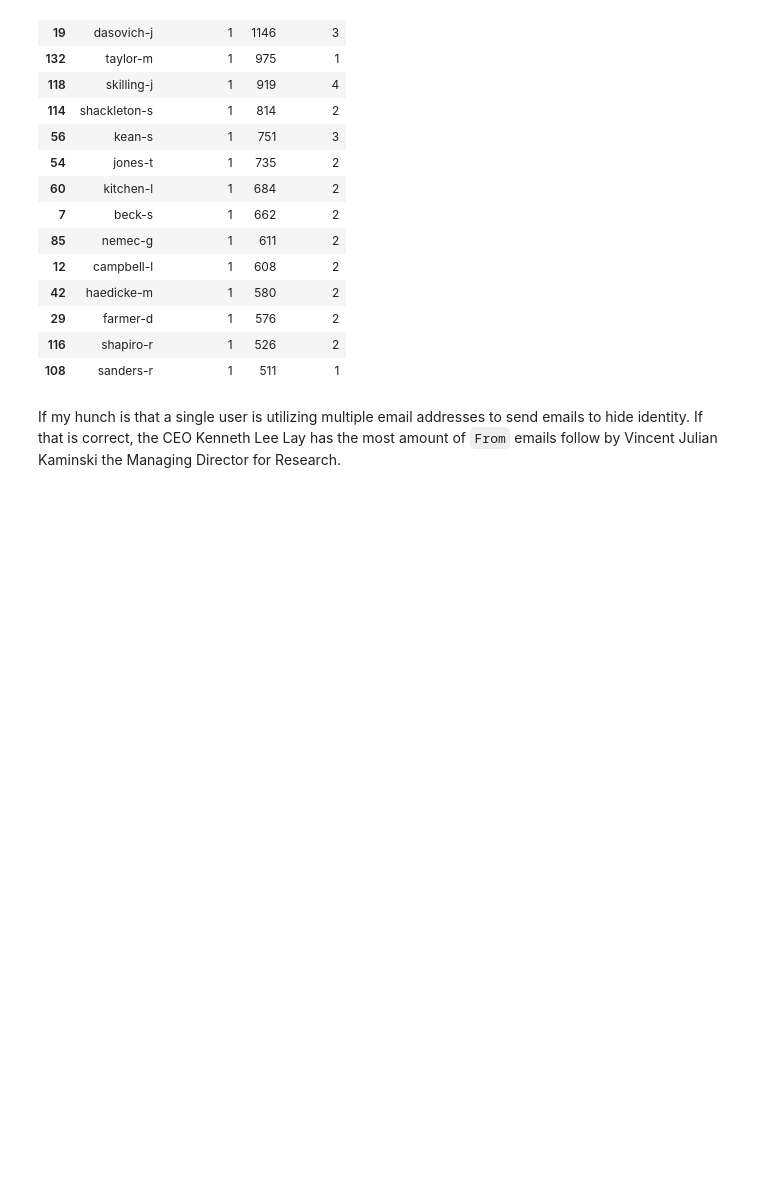
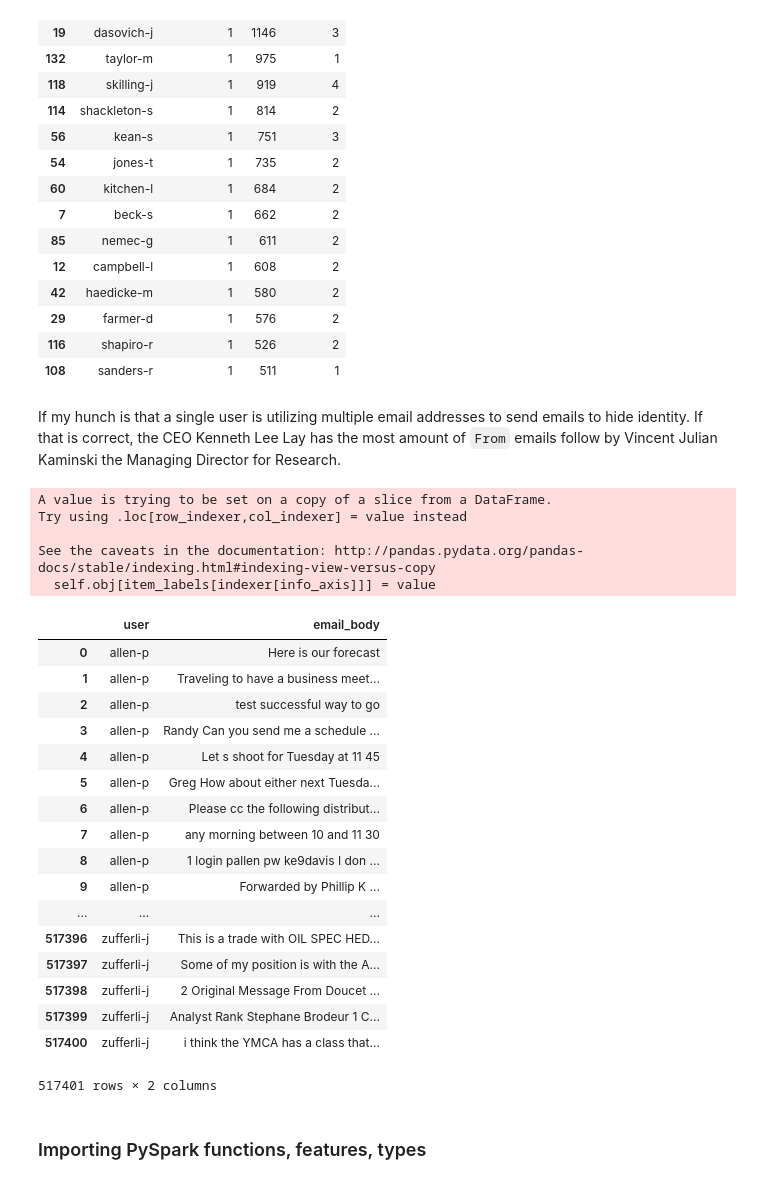
Before and after one commit to ural23/enron, a Jupyter notebook: Enron_Dataset_Analysis.ipynb, the cells around one changed output. Drawn from its saved outputs; the diff is of its cells as text; code cells hidden in the pictures; blank space fills up the shorter version.

```diff
--- a/Enron_Dataset_Analysis.ipynb
+++ b/Enron_Dataset_Analysis.ipynb
@@ -234,3 +235,31 @@ user_with_most_from_emails.sort_values('From', ascending=False)
 | 108 | sanders-r | 1 | 511 | 1 |
 # %% [markdown]
 If my hunch is that a single user is utilizing multiple email addresses to send emails to hide identity. If that is correct, the CEO Kenneth Lee Lay has the most amount of `From` emails follow by Vincent Julian Kaminski the Managing Director for Research.
+# %%
+df2 = df[['user', 'email_body']]
+df2.loc[:, 'email_body'] = df2.loc[:, 'email_body'].str.replace('\W', ' ')
+df2
+# %% [output]
+A value is trying to be set on a copy of a slice from a DataFrame.
+Try using .loc[row_indexer,col_indexer] = value instead
+
+See the caveats in the documentation: http://pandas.pydata.org/pandas-docs/stable/indexing.html#indexing-view-versus-copy
+  self.obj[item_labels[indexer[info_axis]]] = value
+|  | user | email_body |
+| 0 | allen-p | Here is our forecast |
+| 1 | allen-p | Traveling to have a business meet... |
+| 2 | allen-p | test successful way to go |
+| 3 | allen-p | Randy Can you send me a schedule ... |
+| 4 | allen-p | Let s shoot for Tuesday at 11 45 |
+| 5 | allen-p | Greg How about either next Tuesda... |
+| 6 | allen-p | Please cc the following distribut... |
+| 7 | allen-p | any morning between 10 and 11 30 |
+| 8 | allen-p | 1 login pallen pw ke9davis I don ... |
+| 9 | allen-p | Forwarded by Phillip K ... |
+| ... | ... | ... |
+| 517396 | zufferli-j | This is a trade with OIL SPEC HED... |
+| 517397 | zufferli-j | Some of my position is with the A... |
+| 517398 | zufferli-j | 2 Original Message From Doucet ... |
+| 517399 | zufferli-j | Analyst Rank Stephane Brodeur 1 C... |
+| 517400 | zufferli-j | i think the YMCA has a class that... |
+517401 rows × 2 columns
@@ -236,0 +268,2 @@ If my hunch is that a single user is utilizing multiple email addresses to send
+# %% [markdown]
+### Importing PySpark functions, features, types
```
Also changed, not shown: parts of 14 cells of this notebook, 1 other file.
